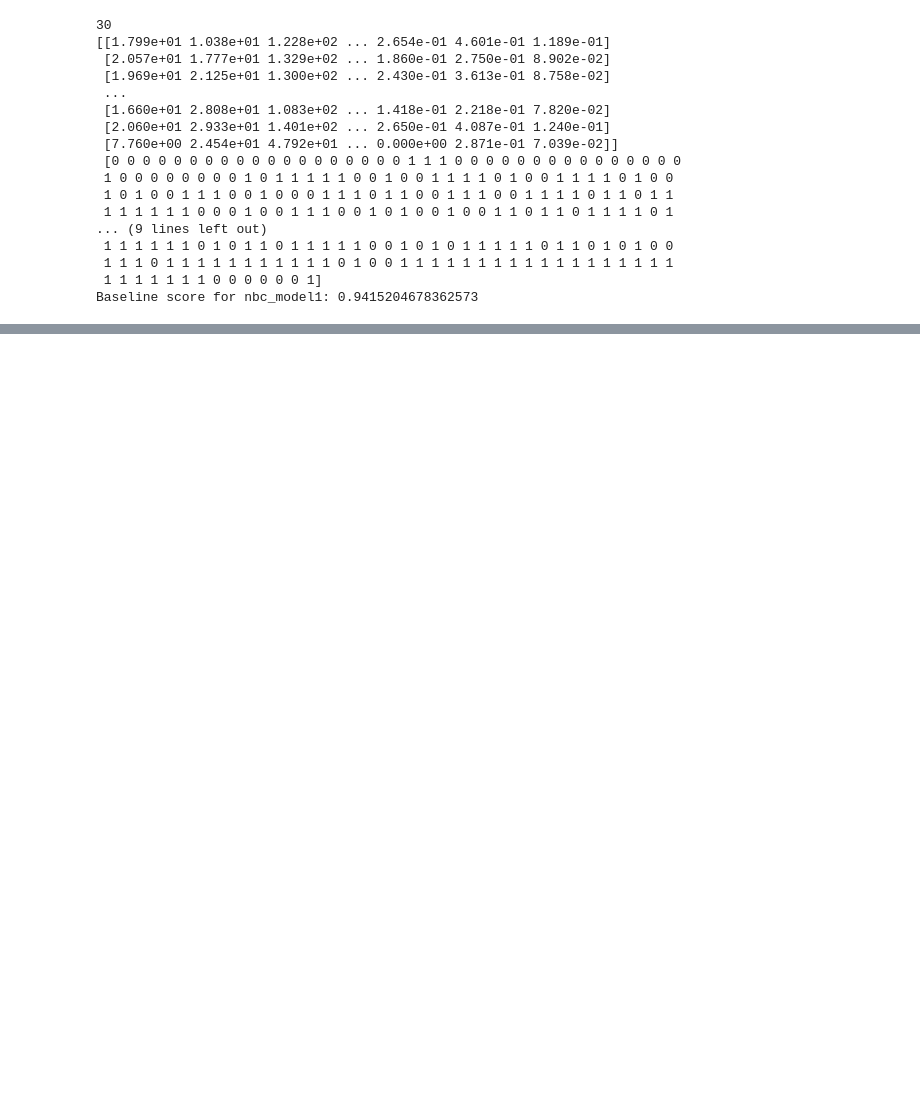
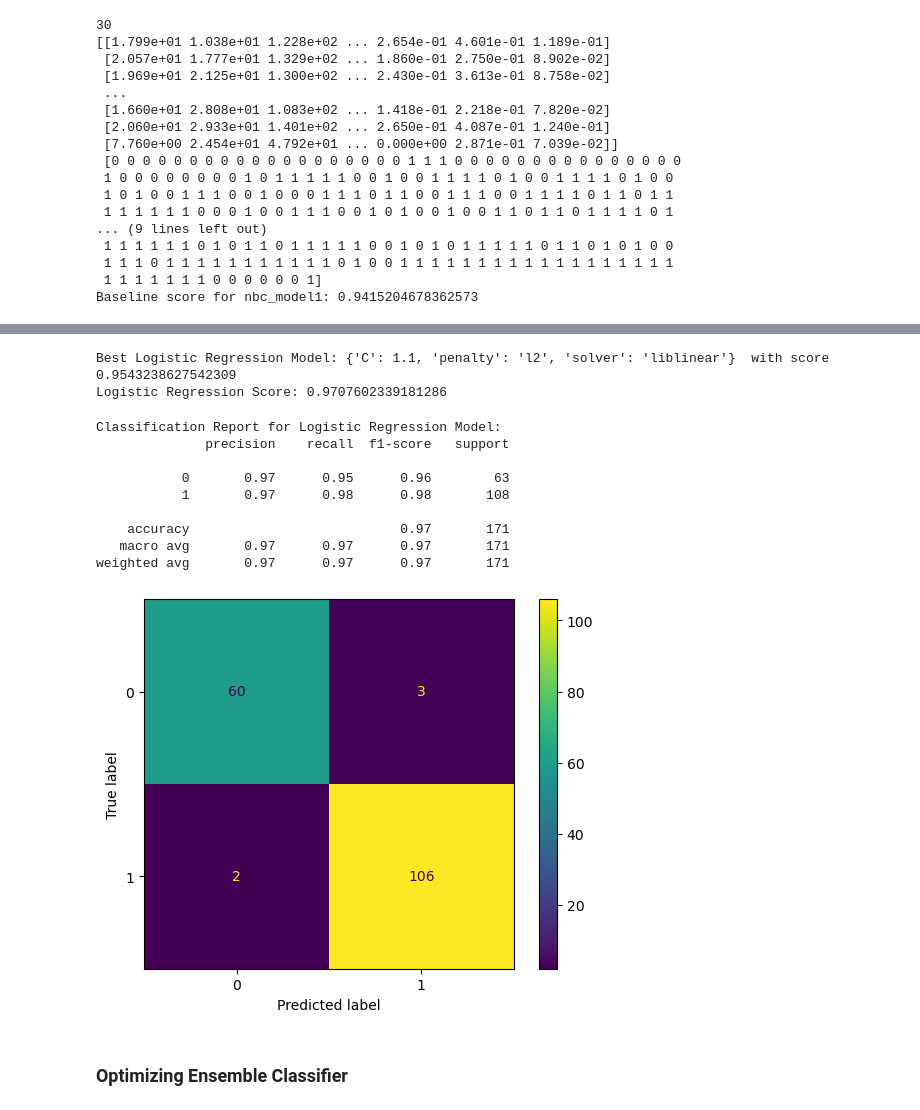
Before and after one commit to Jairik/AI-Fundementals, a Jupyter notebook: Deep-Learning/DeepLearningClassification.ipynb, the cells around one changed output, grey strips where cells are left out. Saved outputs shown, nothing was run; the diff lists cells and outputs as text; code cells hidden in the pictures; blank space fills up the shorter version.

```diff
--- a/Deep-Learning/DeepLearningClassification.ipynb
+++ b/Deep-Learning/DeepLearningClassification.ipynb
@@ -61,0 +90,55 @@ ANN_model1.compile(optimizer=adam_optimizier, loss='sparse_categorical_entropy',
+# %%
+''' Optimizing Logicstic Regression Model '''
+import numpy as np
+from sklearn.linear_model import LogisticRegression
+from sklearn.model_selection import GridSearchCV
+import warnings
+
+warnings.filterwarnings("ignore")  # Ignore Warnings for grid search since some configurations are not compatible
+
+# Running Grid Search CV on Logistic Regression to find best parameters
+log_r_model = LogisticRegression(max_iter=250, random_state=42)
+params = {
+    'C':[i for i in np.arange(.8, 1.3, .1)],
+    'penalty': ['l1', 'l2', 'elasticnet'],
+    'solver': ['liblinear', 'lbfgs', 'saga', 'newton-cg']
+}
+grid_search_logr = GridSearchCV(log_r_model, params, cv=5, n_jobs=-1, error_score=np.nan)  # Supress Warnings
+grid_search_logr.fit(X, y)
+
+# Getting best estimator and finding score
+print(f"Best Logistic Regression Model: {grid_search_logr.best_params_}  with score {grid_search_logr.best_score_}")
+log_r_model_optimal = grid_search_logr.best_estimator_
+print(f"Logistic Regression Score: {log_r_model_optimal.score(x_test, y_test)}")
+# %% [output]
+Best Logistic Regression Model: {'C': 1.1, 'penalty': 'l2', 'solver': 'liblinear'}  with score 0.9543238627542309
+Logistic Regression Score: 0.9707602339181286
+# %%
+''' Making Classification Report + Confusion Matrix for Best Estimator (Logistic Regression) '''
+from sklearn.metrics import classification_report, confusion_matrix, ConfusionMatrixDisplay
+import matplotlib.pyplot as plt
+
+# Getting Prediction from Logistic Regression Model
+y_pred_1 = log_r_model_optimal.predict(x_test)
+
+# Outputting Classification Report
+print(f"Classification Report for Logistic Regression Model:\n{classification_report(y_test, y_pred_1)}")
+
+# Displaying Confusion Matrix
+cm_1 = confusion_matrix(y_test, y_pred_1)
+dispcm_1 = ConfusionMatrixDisplay(cm_1)
+dispcm_1.plot()
+plt.show()
+# %% [output]
+Classification Report for Logistic Regression Model:
+              precision    recall  f1-score   support
+
+           0       0.97      0.95      0.96        63
+           1       0.97      0.98      0.98       108
+
+    accuracy                           0.97       171
+   macro avg       0.97      0.97      0.97       171
+weighted avg       0.97      0.97      0.97       171
+[figure, added]
+# %% [markdown]
+### Optimizing Ensemble Classifier
```
Also changed, not shown: parts of 6 cells of this notebook, 1 other file.
